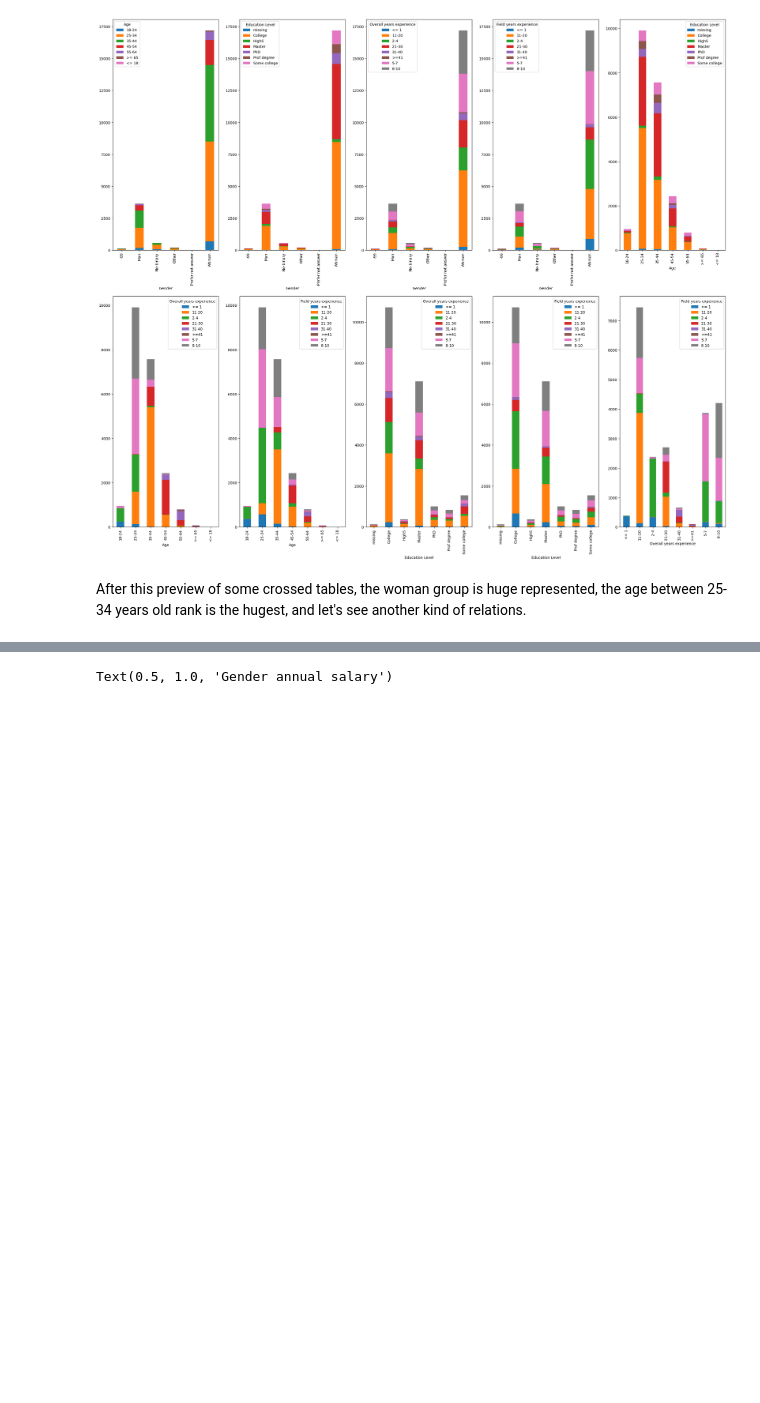
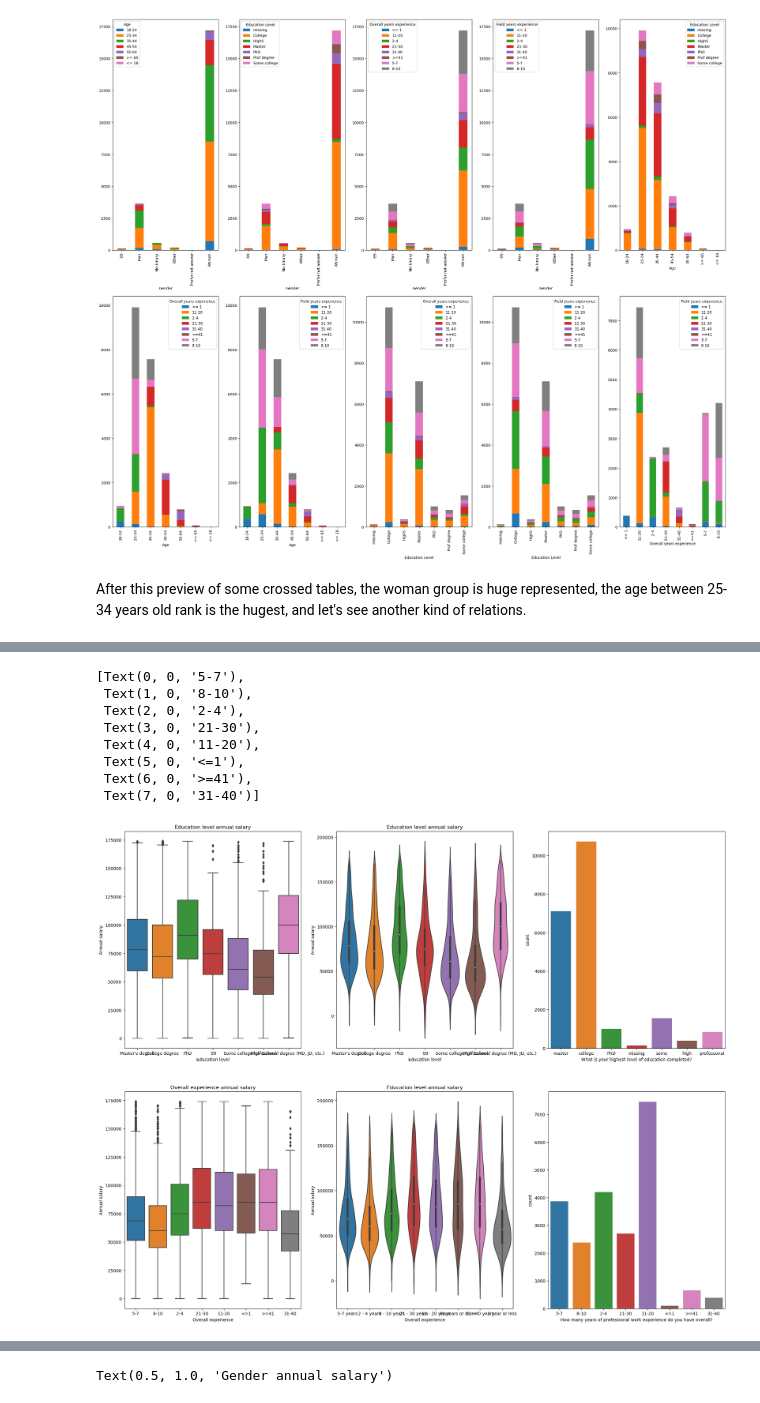
Before and after one commit to armandolezama/data-science-portfolio, a Jupyter notebook: Data_Science_Cycle/Ask_A_Manager_Salary_Survey_2021/Ask_A_Manager_Salary_Survey_2021.ipynb, the cells around one changed output, grey strips where cells are left out. Saved outputs shown, nothing was run; the diff lists cells and outputs as text; code cells hidden in the pictures; blank space fills up the shorter version.

```diff
--- a/Data_Science_Cycle/Ask_A_Manager_Salary_Survey_2021/Ask_A_Manager_Salary_Survey_2021.ipynb
+++ b/Data_Science_Cycle/Ask_A_Manager_Salary_Survey_2021/Ask_A_Manager_Salary_Survey_2021.ipynb
@@ -664 +680,59 @@ Text(0.5, 1.0, 'Overall experience annual salary')
+# %%
+fig, ax = plt.subplots(2, 3, figsize=(25, 20))
+
+education_level_annual_salary_boxplot = sns.boxplot(data=usd_salary_group, x=categorical_variables[9], y=continuous_variables[0], ax=ax[0][0])
+education_level_annual_salary_boxplot.set(ylabel='Annual salary', xlabel='Education level')
+education_level_annual_salary_boxplot.set_title('Education level annual salary')
+
+education_level_salary_violin_plot = sns.violinplot(data=pd.DataFrame(usd_salary_group.to_dict()), x=categorical_variables[9], y=continuous_variables[0], ax=ax[0][1])
+education_level_salary_violin_plot.set(ylabel='Annual salary', xlabel='Education level')
+education_level_salary_violin_plot.set_title('Education level annual salary')
+
+education_bar_plot = sns.countplot(data=usd_salary_group, x = categorical_variables[9], ax=ax[0][2])
+education_bar_plot.set_xticklabels(['master', 'college', 'PhD', 'missing', 'some', 'high', 'professonal'])
+
+overall_experience_annual_salary_boxplot = sns.boxplot(data=usd_salary_group, x=categorical_variables[7], y=continuous_variables[0], ax=ax[1][0])
+overall_experience_annual_salary_boxplot.set_xticklabels(
+  [
+    '5-7',
+    '8-10',
+    '2-4',
+    '21-30',
+    '11-20',
+    '<=1',
+    '>=41',
+    '31-40'
+  ]
+)
+overall_experience_annual_salary_boxplot.set(ylabel='Annual salary', xlabel='Overall experience')
+overall_experience_annual_salary_boxplot.set_title('Overall experience annual salary')
+
+overall_experience_annual_salary_violin_plot = sns.violinplot(data=pd.DataFrame(usd_salary_group.to_dict()), x=categorical_variables[7], y=continuous_variables[0], ax=ax[1][1])
+overall_experience_annual_salary_violin_plot.set(ylabel='Annual salary', xlabel='Overall experience')
+overall_experience_annual_salary_violin_plot.set_title('Education level annual salary')
+
+overall_experience_bar_plot = sns.countplot(data=usd_salary_group, x = categorical_variables[7], ax=ax[1][2])
+# total_years_of_work.get_xticklabels()
+overall_experience_bar_plot.set_xticklabels(
+  [
+    '5-7',
+    '8-10',
+    '2-4',
+    '21-30',
+    '11-20',
+    '<=1',
+    '>=41',
+    '31-40'
+  ]
+)
+# %% [output]
+[Text(0, 0, '5-7'),
+ Text(1, 0, '8-10'),
+ Text(2, 0, '2-4'),
+ Text(3, 0, '21-30'),
+ Text(4, 0, '11-20'),
+ Text(5, 0, '<=1'),
+ Text(6, 0, '>=41'),
+ Text(7, 0, '31-40')]
+[figure, added]
 # %%
```
Also changed, not shown: parts of 14 cells of this notebook.
